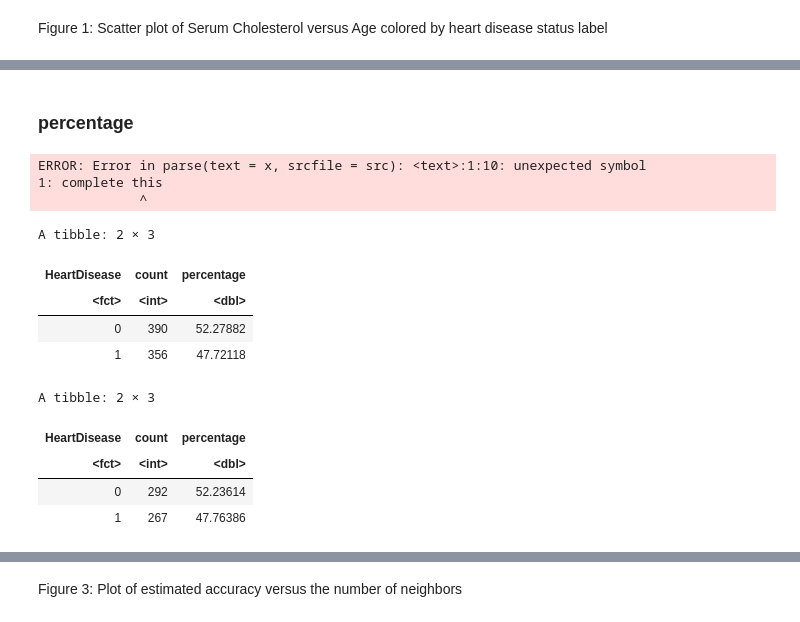
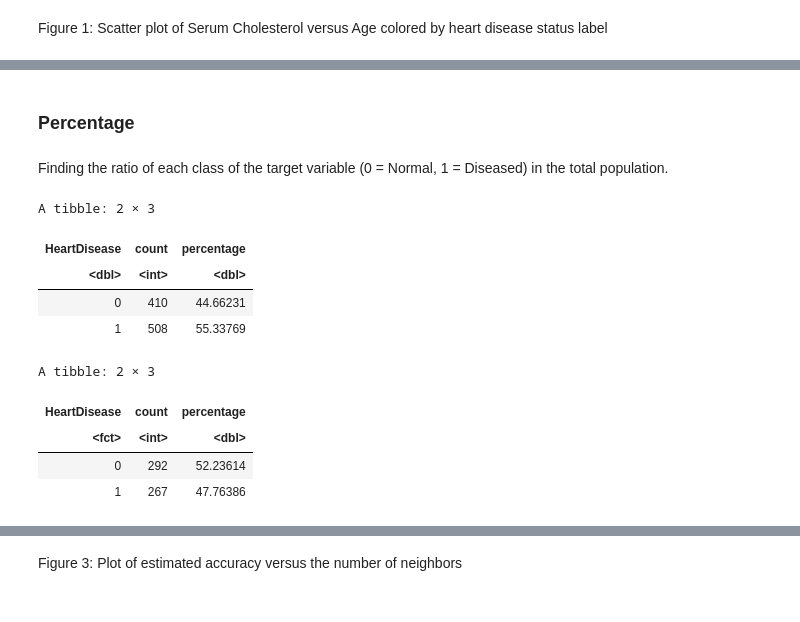
Before and after one commit to kiarashbahari/Group_project, a Jupyter notebook: project.ipynb, the cells around one changed output, grey strips where cells are left out. Drawn from its saved outputs; the diff is of its cells as text; code cells hidden in the pictures.

```diff
--- a/project.ipynb
+++ b/project.ipynb
@@ -198,15 +143,15 @@ ERROR: Error in parse(text = x, srcfile = src): <text>:1:4: unexpected symbol
 # %%
 set.seed(123)
-heart_split <- initial_split(heart_data, prop = 0.75, strata = HeartDisease)
-heart_train <- training(data_split)
-heart_test <- testing(data_split)
+heart_split <- initial_split(data_heart, prop = 0.75, strata = HeartDisease)
+heart_train <- training(heart_split)
+heart_test <- testing(heart_split)
 
 heartdisease_proportions <- heart_train |>
     group_by(HeartDisease) |>
     summarize (n = n()) |>
     mutate (percent = 100*n/nrow(heart_train))
 
-data_train
+heart_train
 heartdisease_proportions
 # %% [output]
 A tibble: 559 × 5
@@ -434,32 +304,27 @@ By developing this model, we expect to be able to predict heart disease accurate
 # %% [markdown]
-### percentage
+### Percentage
-# %%
-complete this title
-do we need this cell doublke check
-# %% [output]
-ERROR: Error in parse(text = x, srcfile = src): <text>:1:10: unexpected symbol
-1: complete this
-             ^
+# %% [markdown]
+Finding the ratio of each class of the target variable (0 = Normal, 1 = Diseased) in the total population.
 # %%
 n_row <- nrow(heart_data)
 
 data_percentage <- heart_data |>
     group_by(HeartDisease)|>
     summarize(count=n(), percentage=n()/n_row*100)
 data_percentage
 
-n_row_train <- nrow(data_train)
+n_row_train <- nrow(heart_train)
 
-data_train_percentage <- data_train |>
+data_train_percentage <- heart_train |>
     group_by(HeartDisease)|>
     summarize(count=n(), percentage=n()/n_row_train*100)
 data_train_percentage
 # %% [output]
 A tibble: 2 × 3
 | HeartDisease | count | percentage |
-| <fct> | <int> | <dbl> |
-| 0 | 390 | 52.27882 |
-| 1 | 356 | 47.72118 |
+| <dbl> | <int> | <dbl> |
+| 0 | 410 | 44.66231 |
+| 1 | 508 | 55.33769 |
 A tibble: 2 × 3
 | HeartDisease | count | percentage |
 | <fct> | <int> | <dbl> |
```
Also changed, not shown: parts of 52 cells of this notebook.
